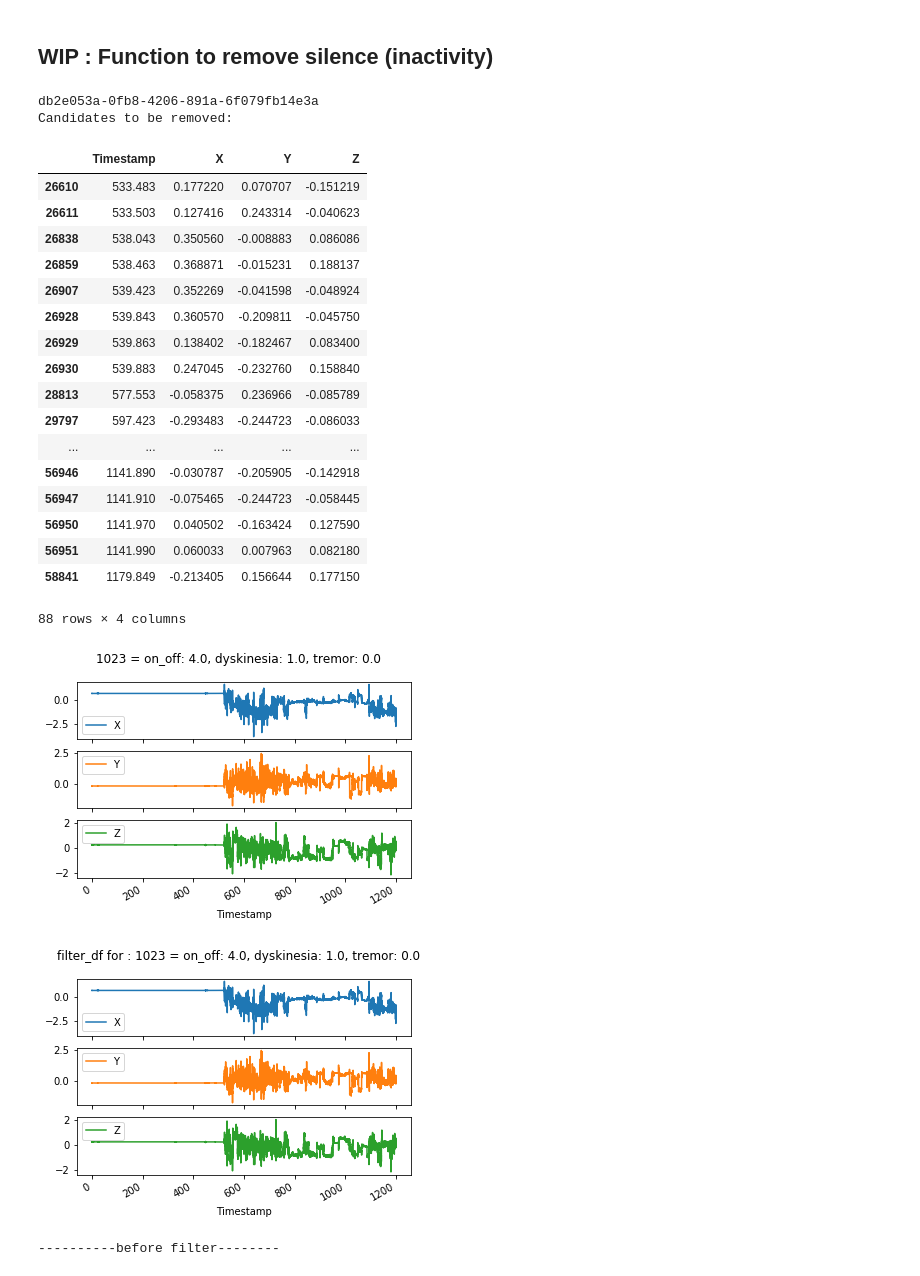
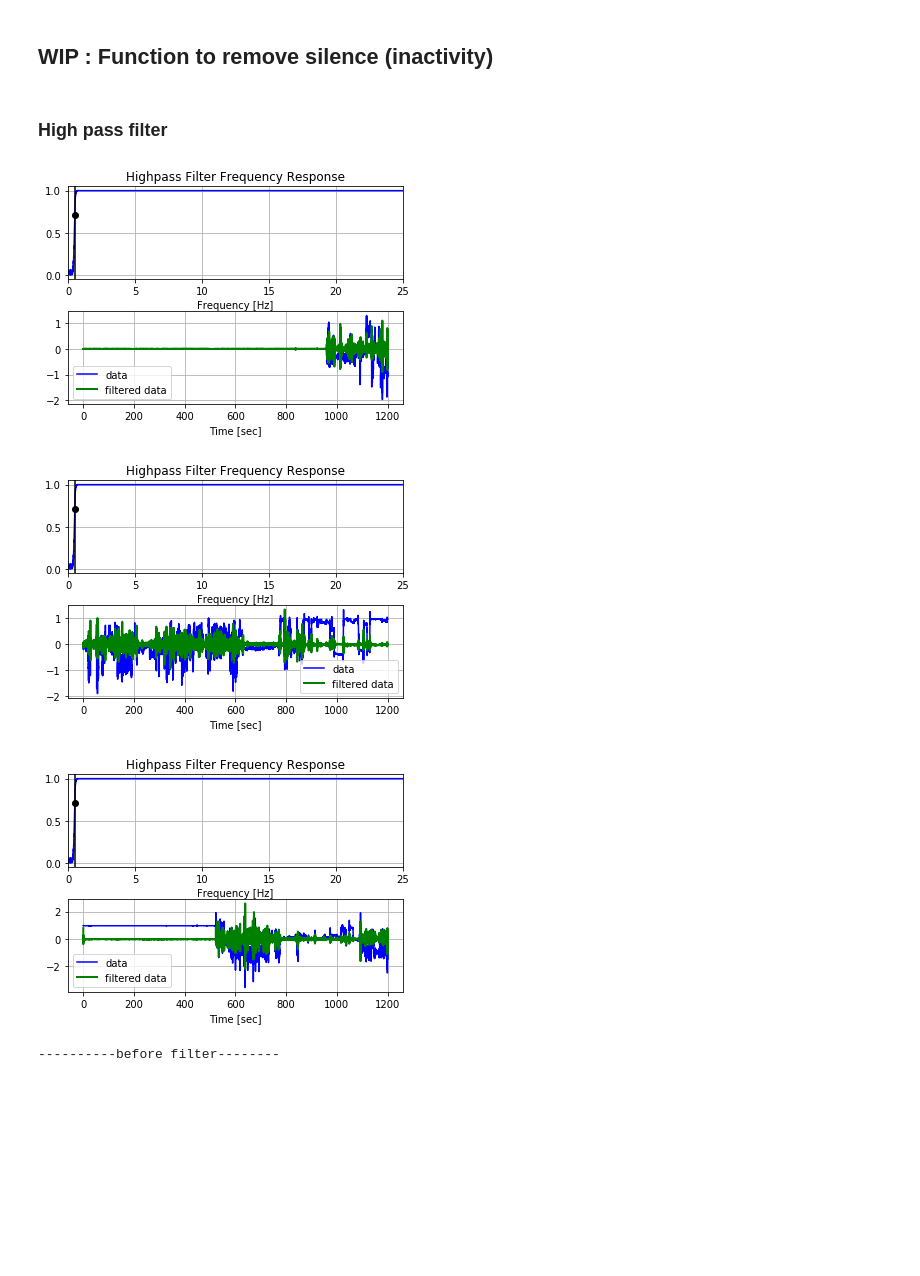
Before and after one commit to Mymoza/BeatPD-CLSP-JHU, a Jupyter notebook: analyze_data.ipynb, the cells around one changed output. Cells and saved outputs as stored; diff of their text form; code cells hidden in the pictures; blank space fills up the shorter version.

Commit message:
High pass is now working in a function

```diff
--- a/analyze_data.ipynb
+++ b/analyze_data.ipynb
@@ -289,0 +302,2 @@ def remove_inactivity_mean_offset(df_train_label):
+# %% [markdown]
+### High pass filter
@@ -290,57 +382,39 @@ def remove_inactivity_mean_offset(df_train_label):
 # %%
 data_type='cis'
 
 # TODO: explain
 path_train_data, df_train_label = define_data_type(data_type=data_type)
 
 list_measurement_id=['5cf68c8e-0b7a-4b73-ad4f-015c7a20fb5a']
 
 list_measurement_id=['2e3a4c9c-ff01-4a28-bfcf-ce9b7633a39d']
 
 list_measurement_id=['2d852742-10a9-4c56-9f38-779f2cd66879',
 '4fc3c295-857f-4920-8fa5-f21bfdc7ab4f',
 'db2e053a-0fb8-4206-891a-6f079fb14e3a']
 
-list_measurement_id=['db2e053a-0fb8-4206-891a-6f079fb14e3a']
+#list_measurement_id=['db2e053a-0fb8-4206-891a-6f079fb14e3a']
 
 #list_measurement_id=['2d852742-10a9-4c56-9f38-779f2cd66879']
 # list_measurement_id=['5cf68c8e-0b7a-4b73-ad4f-015c7a20fb5a',
 #                      'cc7b822c-e310-46f0-a8ea-98c95fdb67a1',
 #                      '5163afe8-a6b0-4ea4-b2ba-9b4501dd5912',
 #                     'db2e053a-0fb8-4206-891a-6f079fb14e3a',
 #                     '2d852742-10a9-4c56-9f38-779f2cd66879',
 #                     '2e3a4c9c-ff01-4a28-bfcf-ce9b7633a39d', # no silence should be removed
 #                     '3cf49c01-0499-4bad-9167-67691711204a']
 
 df_train_label = interesting_patients(df_train_label=df_train_label, list_measurement_id=list_measurement_id)
 
-remove_inactivity_mean_offset(df_train_label)
+remove_inactivity_highpass(df_train_label, plot_frequency_response=True)
+#remove_inactivity_mean_offset(df_train_label)
 #path_no_silence_data = remove_silence_max(df_train_label)
 
 #plot_accelerometer(data_type=data_type, path_accelerometer_plots=path_save_accelerometer_plots, path_silence=path_no_silence_data)
 # %% [output]
-db2e053a-0fb8-4206-891a-6f079fb14e3a
-Candidates to be removed:
-|  | Timestamp | X | Y | Z |
-| 26610 | 533.483 | 0.177220 | 0.070707 | -0.151219 |
-| 26611 | 533.503 | 0.127416 | 0.243314 | -0.040623 |
-| 26838 | 538.043 | 0.350560 | -0.008883 | 0.086086 |
-| 26859 | 538.463 | 0.368871 | -0.015231 | 0.188137 |
-| 26907 | 539.423 | 0.352269 | -0.041598 | -0.048924 |
-| 26928 | 539.843 | 0.360570 | -0.209811 | -0.045750 |
-| 26929 | 539.863 | 0.138402 | -0.182467 | 0.083400 |
-| 26930 | 539.883 | 0.247045 | -0.232760 | 0.158840 |
-| 28813 | 577.553 | -0.058375 | 0.236966 | -0.085789 |
-| 29797 | 597.423 | -0.293483 | -0.244723 | -0.086033 |
-| ... | ... | ... | ... | ... |
-| 56946 | 1141.890 | -0.030787 | -0.205905 | -0.142918 |
-| 56947 | 1141.910 | -0.075465 | -0.244723 | -0.058445 |
-| 56950 | 1141.970 | 0.040502 | -0.163424 | 0.127590 |
-| 56951 | 1141.990 | 0.060033 | 0.007963 | 0.082180 |
-| 58841 | 1179.849 | -0.213405 | 0.156644 | 0.177150 |
-88 rows × 4 columns
-[figure, old version]
+[figure, new version]
-[figure, old version]
+[figure, new version]
+[figure, added]
 # %%
 data_type='cis'
 
```
Also changed, not shown: parts of 5 cells of this notebook.
